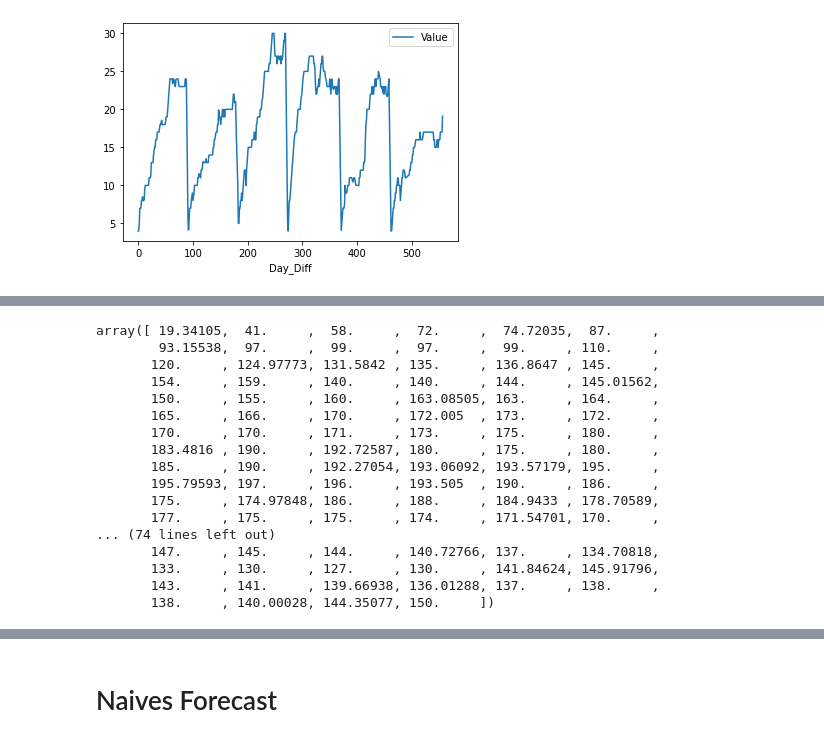
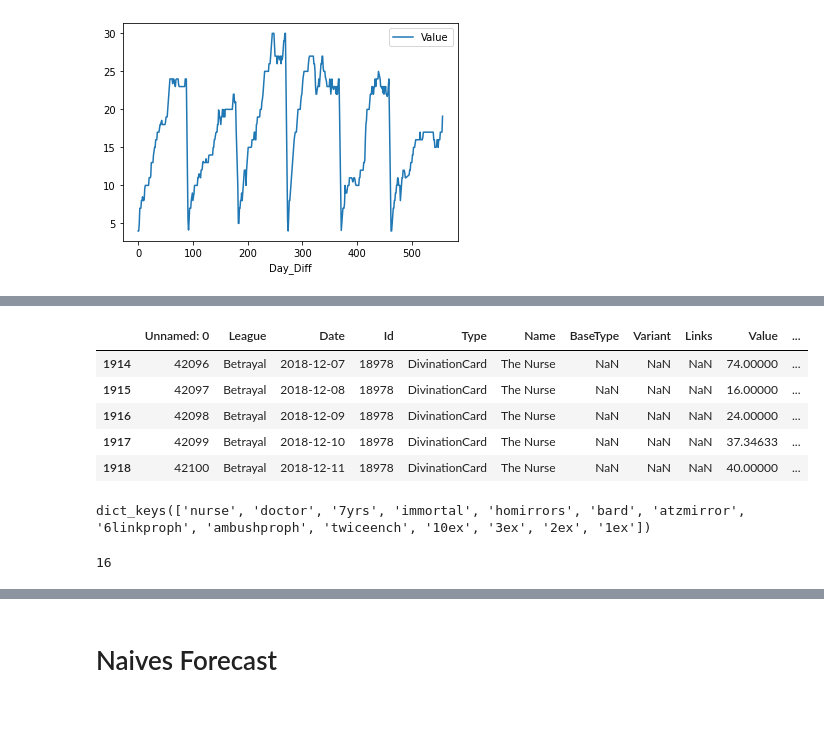
Before and after one commit to yma3/Path-of-Exile-Currency-Prediction, a Jupyter notebook: POE_League_Data_Analysis.ipynb, the cells around one changed output, grey strips where cells are left out. Cells and saved outputs as stored; diff of their text form; code cells hidden in the pictures; blank space fills up the shorter version.

```diff
--- a/POE_League_Data_Analysis.ipynb
+++ b/POE_League_Data_Analysis.ipynb
@@ -37,14 +38,11 @@ os.listdir(dir)
 # %%
 TRACKED_ITEMS = {'exalted':'exalteddf.csv',
-                 'divine':'divinedf.csv'}
+                 'divine':'divinedf.csv',
+                 'allitems':'allitems.csv'}
 
 dfs = {}
 
 for key, value in TRACKED_ITEMS.items():
   dfs[key] = pd.read_csv(dir+value)
-
-
-exdfs = dfs['exalted']
-divinedf = dfs['divine']
 # %%
 # exdf = exdf[exdf['League'] == 'Betrayal']
@@ -112,13 +59,24 @@ divinedf[divinedf['League']=='Delirium']
 # %%
 START_DATE = '2018-12-07'
-exdf['Date'] = pd.to_datetime(exdf['Date'])
-divinedf['Date'] = pd.to_datetime(divinedf['Date'])
+START_DATE = datetime.strptime(START_DATE, '%Y-%m-%d')
+
+for key, df in dfs.items():
+
+  df['Date'] = pd.to_datetime(df['Date'])
+  df['Day_Diff'] = (df['Date'] - START_DATE).dt.days
+  dfs[key] = df[df['Day_Diff'] >= 0]
+
+
+
+
+# exdf['Date'] = pd.to_datetime(exdf['Date'])
+# divinedf['Date'] = pd.to_datetime(divinedf['Date'])
 
 # exdf['Date'] = exdf['Date'].values.astype(int)
-START_DATE = datetime.strptime(START_DATE, '%Y-%m-%d')
+# START_DATE = datetime.strptime(START_DATE, '%Y-%m-%d')
 
-exdf['Day_Diff'] = (exdf['Date'] - START_DATE).dt.days
-divinedf['Day_Diff'] = (divinedf['Date'] - START_DATE).dt.days
+# exdf['Day_Diff'] = (exdf['Date'] - START_DATE).dt.days
+# divinedf['Day_Diff'] = (divinedf['Date'] - START_DATE).dt.days
 
-exdf = exdf[exdf['Day_Diff'] >= 0]
-divinedf = divinedf[divinedf['Day_Diff'] >= 0]
+# exdf = exdf[exdf['Day_Diff'] >= 0]
+# divinedf = divinedf[divinedf['Day_Diff'] >= 0]
@@ -187,0 +122,9 @@ dtype: int64
+# %%
+dfs['allitems'].head()
+# %% [output]
+|  | Unnamed: 0 | League | Date | Id | Type | Name | BaseType | Variant | Links | Value | ... |
+| 1914 | 42096 | Betrayal | 2018-12-07 | 18978 | DivinationCard | The Nurse | NaN | NaN | NaN | 74.00000 | ... |
+| 1915 | 42097 | Betrayal | 2018-12-08 | 18978 | DivinationCard | The Nurse | NaN | NaN | NaN | 16.00000 | ... |
+| 1916 | 42098 | Betrayal | 2018-12-09 | 18978 | DivinationCard | The Nurse | NaN | NaN | NaN | 24.00000 | ... |
+| 1917 | 42099 | Betrayal | 2018-12-10 | 18978 | DivinationCard | The Nurse | NaN | NaN | NaN | 37.34633 | ... |
+| 1918 | 42100 | Betrayal | 2018-12-11 | 18978 | DivinationCard | The Nurse | NaN | NaN | NaN | 40.00000 | ... |
@@ -188,3 +134,7 @@ dtype: int64
+# %%
+print(ITEMS.keys())
+# %% [output]
+dict_keys(['nurse', 'doctor', '7yrs', 'immortal', 'homirrors', 'bard', 'atzmirror', '6linkproph', 'ambushproph', 'twiceench', '10ex', '3ex', '2ex', '1ex'])
 # %%
 time = {}
 series = {}
@@ -195,20 +153,4 @@ series['divine'] = divinedf['Value'].values
-# %%
-series['exalted']
-# %% [output]
-array([ 19.34105,  41.     ,  58.     ,  72.     ,  74.72035,  87.     ,
-        93.15538,  97.     ,  99.     ,  97.     ,  99.     , 110.     ,
-       120.     , 124.97773, 131.5842 , 135.     , 136.8647 , 145.     ,
-       154.     , 159.     , 140.     , 140.     , 144.     , 145.01562,
-       150.     , 155.     , 160.     , 163.08505, 163.     , 164.     ,
-       165.     , 166.     , 170.     , 172.005  , 173.     , 172.     ,
-       170.     , 170.     , 171.     , 173.     , 175.     , 180.     ,
-       183.4816 , 190.     , 192.72587, 180.     , 175.     , 180.     ,
-       185.     , 190.     , 192.27054, 193.06092, 193.57179, 195.     ,
-       195.79593, 197.     , 196.     , 193.505  , 190.     , 186.     ,
-       175.     , 174.97848, 186.     , 188.     , 184.9433 , 178.70589,
-       177.     , 175.     , 175.     , 174.     , 171.54701, 170.     ,
-... (74 lines left out)
-       147.     , 145.     , 144.     , 140.72766, 137.     , 134.70818,
-       133.     , 130.     , 127.     , 130.     , 141.84624, 145.91796,
-       143.     , 141.     , 139.66938, 136.01288, 137.     , 138.     ,
-       138.     , 140.00028, 144.35077, 150.     ])
+# %%
+len(time.keys())
+# %% [output]
+16
```
Also changed, not shown: parts of 38 cells of this notebook.
